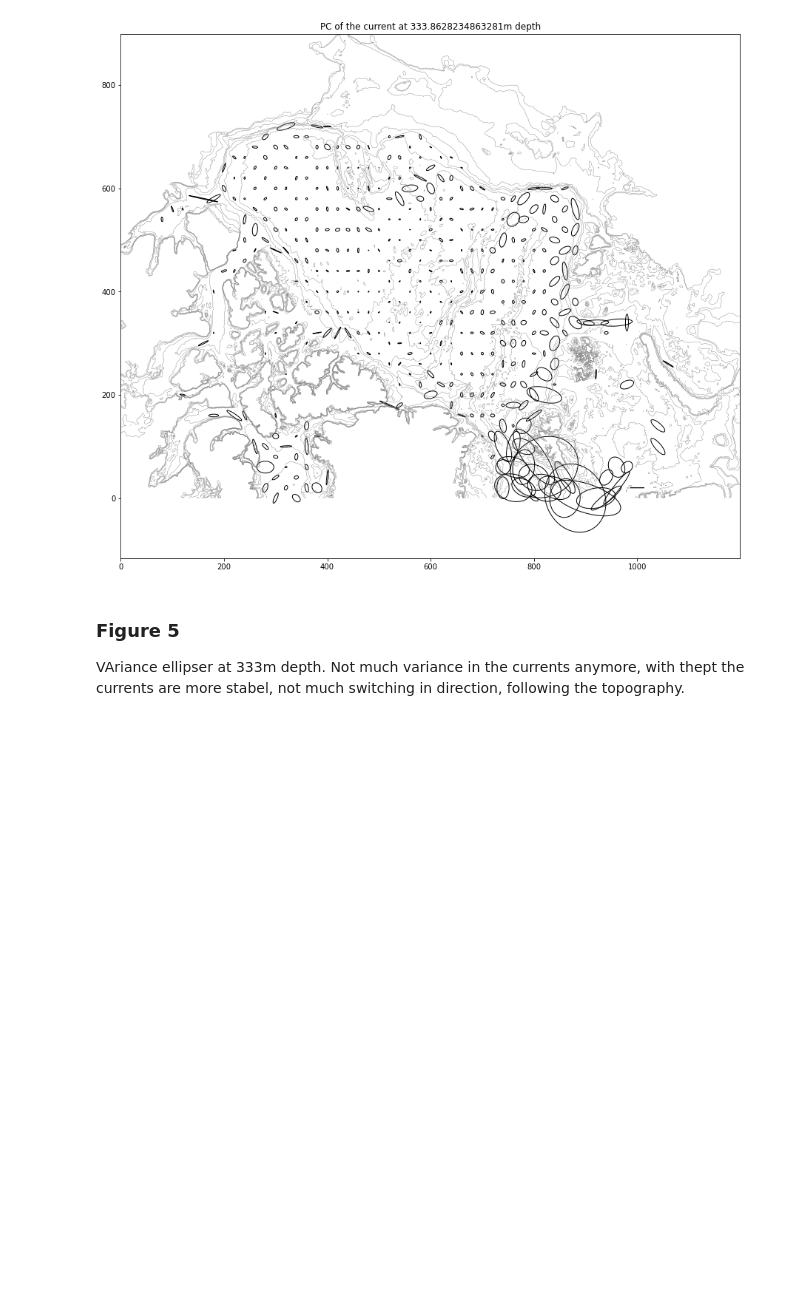
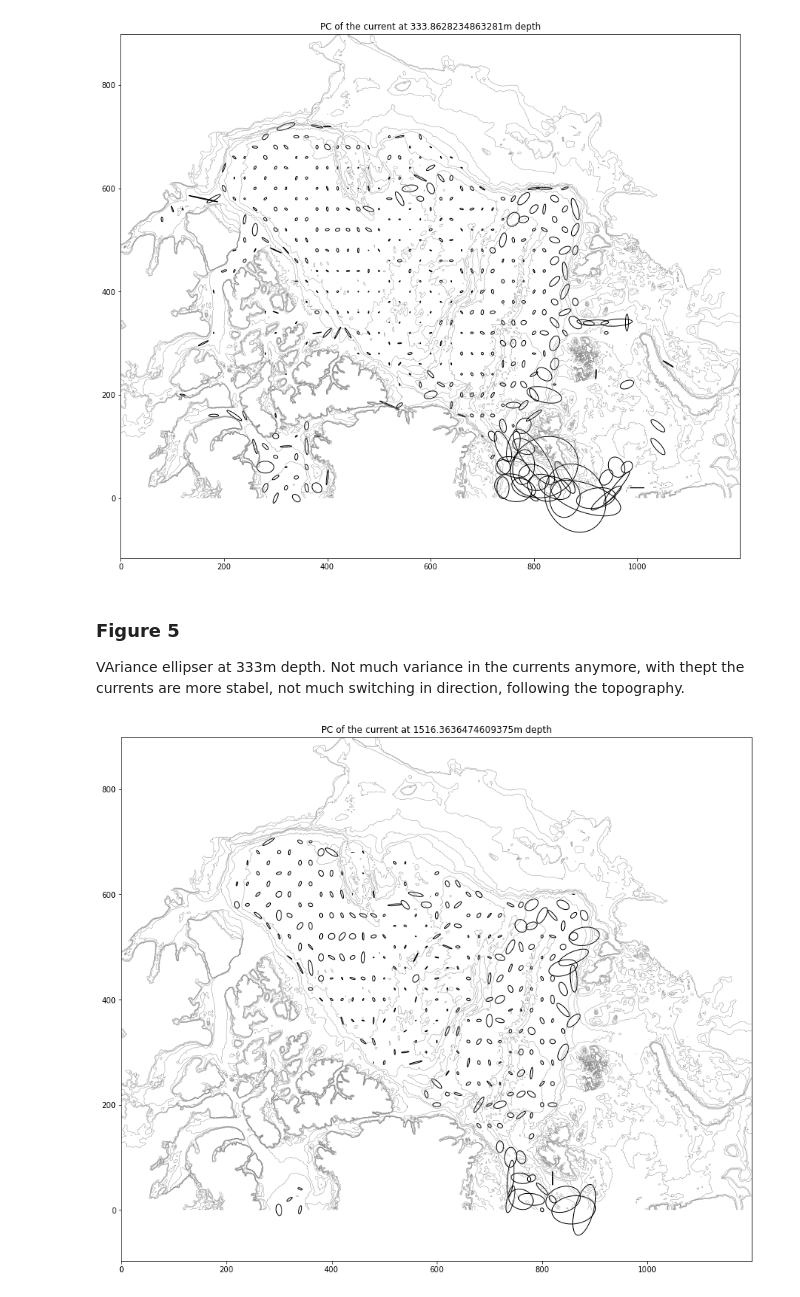
Before and after one commit to kaje2301/Master_2022, a Jupyter notebook: PC_ellipse.ipynb, the cells around one changed output. Saved outputs shown, nothing was run; the diff lists cells and outputs as text; code cells hidden in the pictures; blank space fills up the shorter version.

```diff
--- a/PC_ellipse.ipynb
+++ b/PC_ellipse.ipynb
@@ -327,21 +327,23 @@ VAriance ellipser at 333m depth. Not much variance in the currents anymore, with
 # %%
 # Plot level 6
 n = 5
-s = 0.5e4
+s = 0.2e4
 maj_ax, min_ax, angel, x, y = pc_ellipse(level_list[n], s)
 
 fig, ax = plt.subplots(1,1,figsize=(15,15))
 plt.title(f'PC of the current at ' + str(depth_list[n]) + 'm depth')
 ax.contour(ds.mbathy[900:1800,200:1400], colors='grey',levels=8, linewidths=0.4)
 
 for i in range(int(len(x)/2)):
     ellipse = Ellipse((x[i*2],y[i*2]),
                       width = maj_ax[i*2]*2,
                       height = min_ax[i*2]*2,
                       angle = angel[i*2],
                       facecolor = 'none',
                       edgecolor='k')
     ax.add_patch(ellipse)
 
 ax.set_aspect('equal')
 plt.show()
+# %% [output]
+[figure, added]
```
Also changed, not shown: 2 other files.
